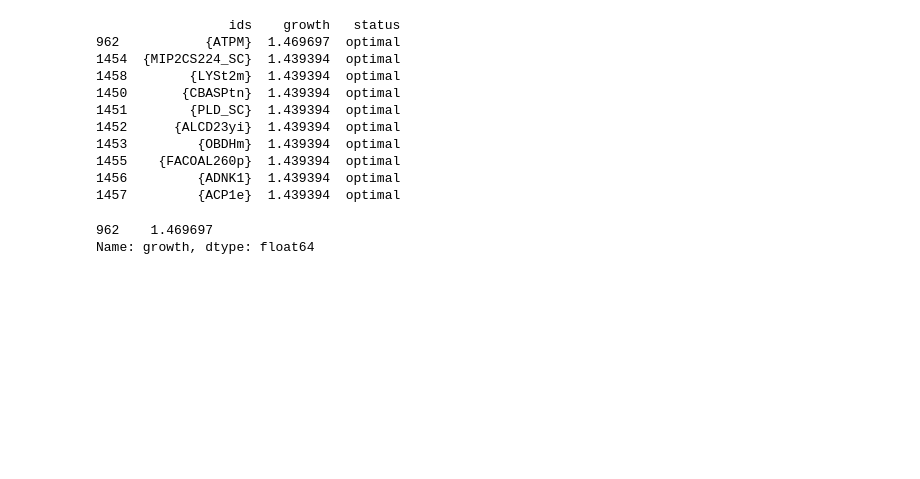
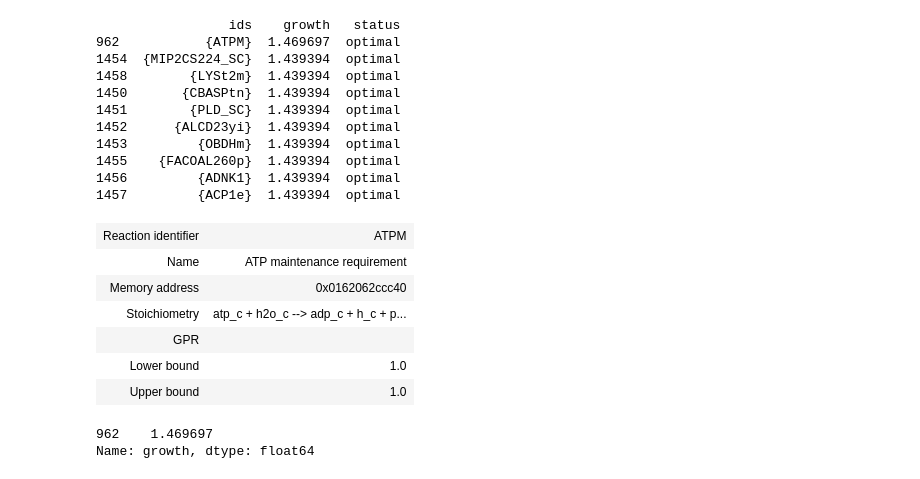
Before and after one commit to 27410/group-assignment-group-8, a Jupyter notebook: Analysis/06.3_Knockouts.ipynb, the cells around one changed output. Cells and saved outputs as stored; diff of their text form; code cells hidden in the pictures; blank space fills up the shorter version.

```diff
--- a/Analysis/06.3_Knockouts.ipynb
+++ b/Analysis/06.3_Knockouts.ipynb
@@ -421,6 +422,16 @@ print(deletions.head(10))
 1455    {FACOAL260p}  1.439394  optimal
 1456         {ADNK1}  1.439394  optimal
 1457         {ACP1e}  1.439394  optimal
+# %%
+iMM904.reactions.ATPM
+# %% [output]
+| Reaction identifier | ATPM |
+| Name | ATP maintenance requirement |
+| Memory address | 0x0162062ccc40 |
+| Stoichiometry | atp_c + h2o_c --> adp_c + h_c + p... |
+| GPR |  |
+| Lower bound | 1.0 |
+| Upper bound | 1.0 |
 # %%
 max_fluxes_deletion = deletions.growth[deletions.growth == max(deletions.growth)]
 max_fluxes_deletion
```
Also changed, not shown: parts of 13 cells of this notebook, 2 other files.
